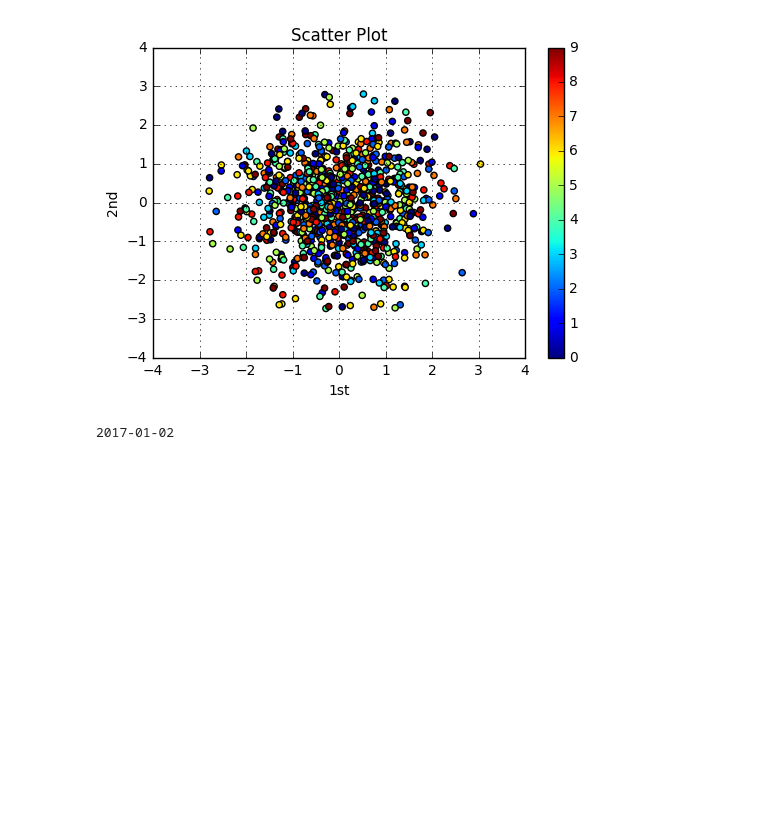
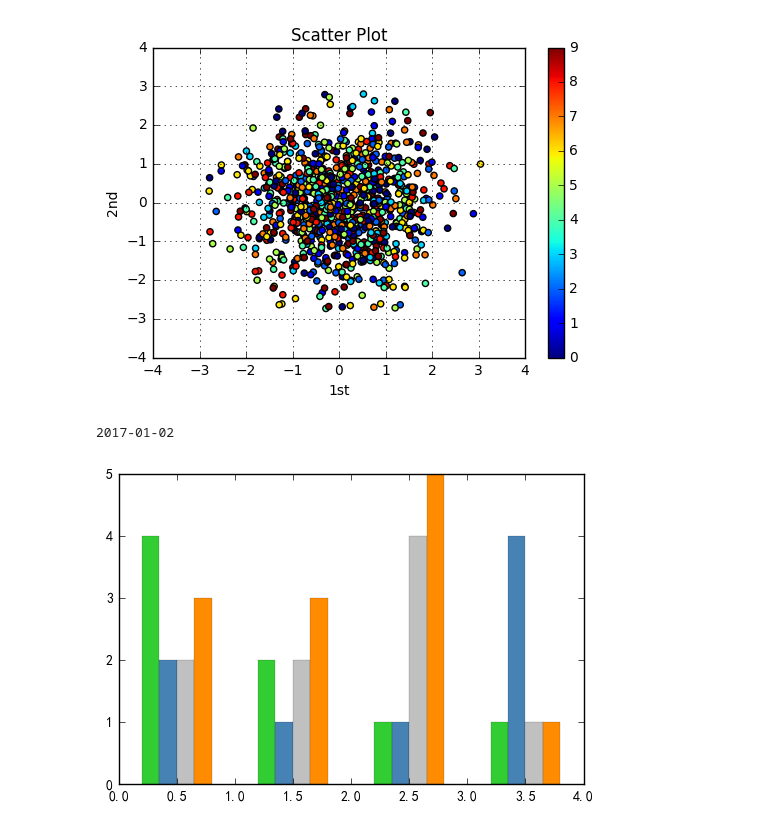
Before and after one commit to xuzuoyang/Blog, a Jupyter notebook: PyTest/PlotTest.ipynb, the cells around one changed output. Cells and saved outputs as stored; diff of their text form; code cells hidden in the pictures; blank space fills up the shorter version.

```diff
--- a/PyTest/PlotTest.ipynb
+++ b/PyTest/PlotTest.ipynb
@@ -383,3 +391,17 @@ day = datetime.date(2017, 1, 31) - datetime.timedelta(days=29)
 print(day.strftime('%Y-%m-%d'))
 # %% [output]
 2017-01-02
+# %%
+import numpy as np
+import matplotlib.pyplot as plt
+import matplotlib as mpl
+
+data = [[4, 2, 1, 1], [2, 1, 1, 4], [2, 2, 4, 1], [3, 3, 5, 1]]
+colors = ['limegreen', 'steelblue', 'silver', 'darkorange']
+xticks = ['a', 'b', 'c', 'd', 'e']
+for i, item in enumerate(data):
+    plt.bar(np.arange(len(item))+i*.15+.2, item, width=.15, linewidth=.1, color=colors[i])
+#plt.xticks(np.arange(len(xticks)), xticks)
+plt.show()
+# %% [output]
+[figure, added]
```
Also changed, not shown: parts of 4 cells of this notebook, 1 other file.
